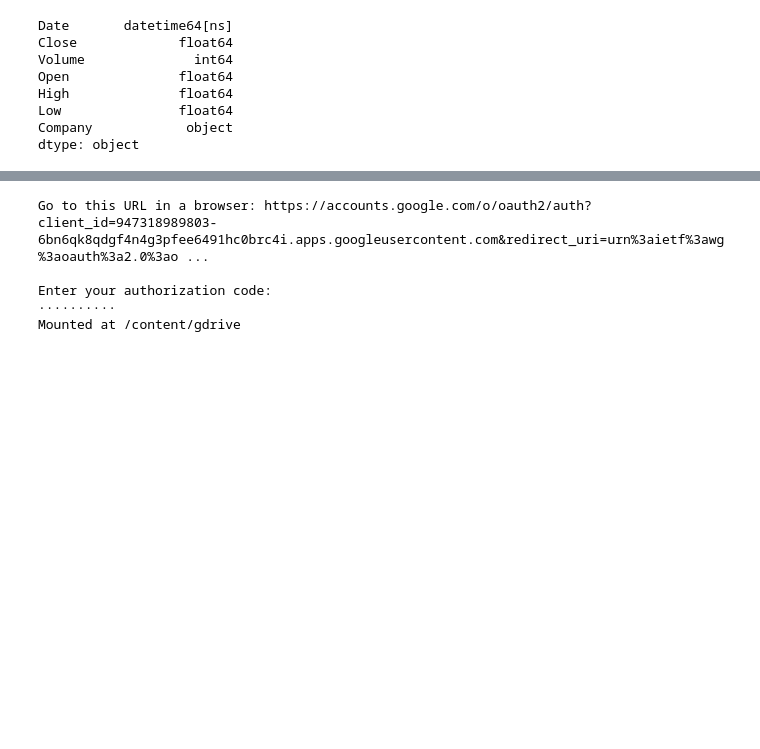
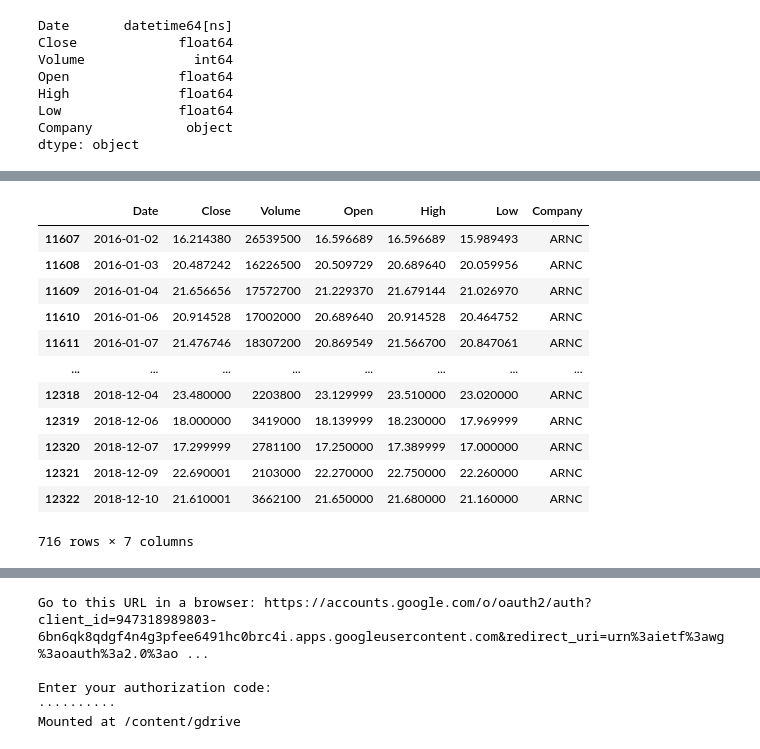
Before and after one commit to sfwtopoulos/stocks, a Jupyter notebook: Stocks_seq_final.ipynb, the cells around one changed output, grey strips where cells are left out. Saved outputs shown, nothing was run; the diff lists cells and outputs as text; code cells hidden in the pictures; blank space fills up the shorter version.

```diff
--- a/Stocks_seq_final.ipynb
+++ b/Stocks_seq_final.ipynb
@@ -225,3 +214,24 @@ sub_split.shape[0]
+# %%
+#hidden split for validation
+hidden_split=sub_split[(sub_split['Date'].dt.year==2018) | (sub_split['Date'].dt.year==2017) | (sub_split['Date'].dt.year==2016)]
+
+#drop hidden_split from sub_split
+sub_split=sub_split[sub_split['Date'].dt.year < 2016]
+hidden_split
+# %% [output]
+|  | Date | Close | Volume | Open | High | Low | Company |
+| 11607 | 2016-01-02 | 16.214380 | 26539500 | 16.596689 | 16.596689 | 15.989493 | ARNC |
+| 11608 | 2016-01-03 | 20.487242 | 16226500 | 20.509729 | 20.689640 | 20.059956 | ARNC |
+| 11609 | 2016-01-04 | 21.656656 | 17572700 | 21.229370 | 21.679144 | 21.026970 | ARNC |
+| 11610 | 2016-01-06 | 20.914528 | 17002000 | 20.689640 | 20.914528 | 20.464752 | ARNC |
+| 11611 | 2016-01-07 | 21.476746 | 18307200 | 20.869549 | 21.566700 | 20.847061 | ARNC |
+| ... | ... | ... | ... | ... | ... | ... | ... |
+| 12318 | 2018-12-04 | 23.480000 | 2203800 | 23.129999 | 23.510000 | 23.020000 | ARNC |
+| 12319 | 2018-12-06 | 18.000000 | 3419000 | 18.139999 | 18.230000 | 17.969999 | ARNC |
+| 12320 | 2018-12-07 | 17.299999 | 2781100 | 17.250000 | 17.389999 | 17.000000 | ARNC |
+| 12321 | 2018-12-09 | 22.690001 | 2103000 | 22.270000 | 22.750000 | 22.260000 | ARNC |
+| 12322 | 2018-12-10 | 21.610001 | 3662100 | 21.650000 | 21.680000 | 21.160000 | ARNC |
+716 rows × 7 columns
 # %%
 sub_split
 # %% [output]
```
Also changed, not shown: parts of 26 cells of this notebook.
